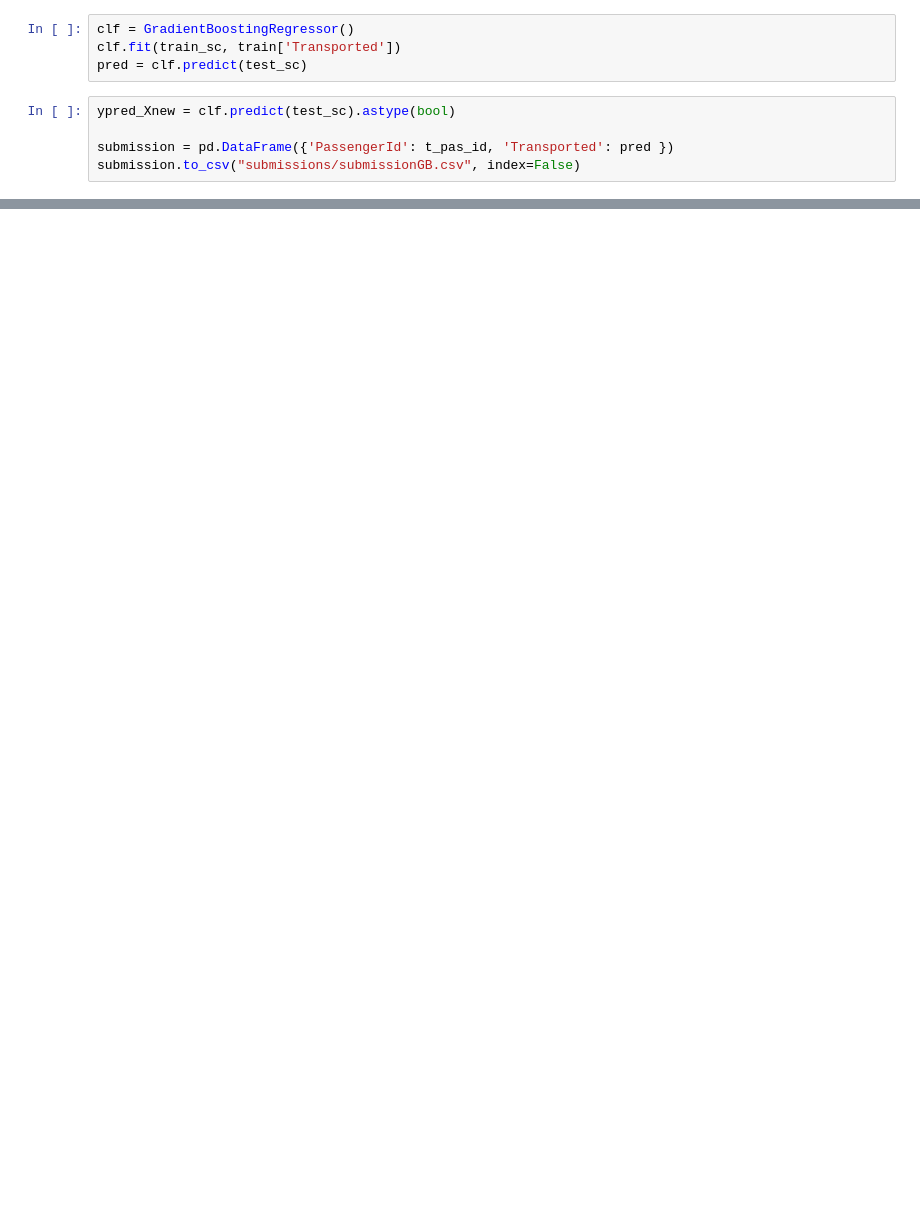
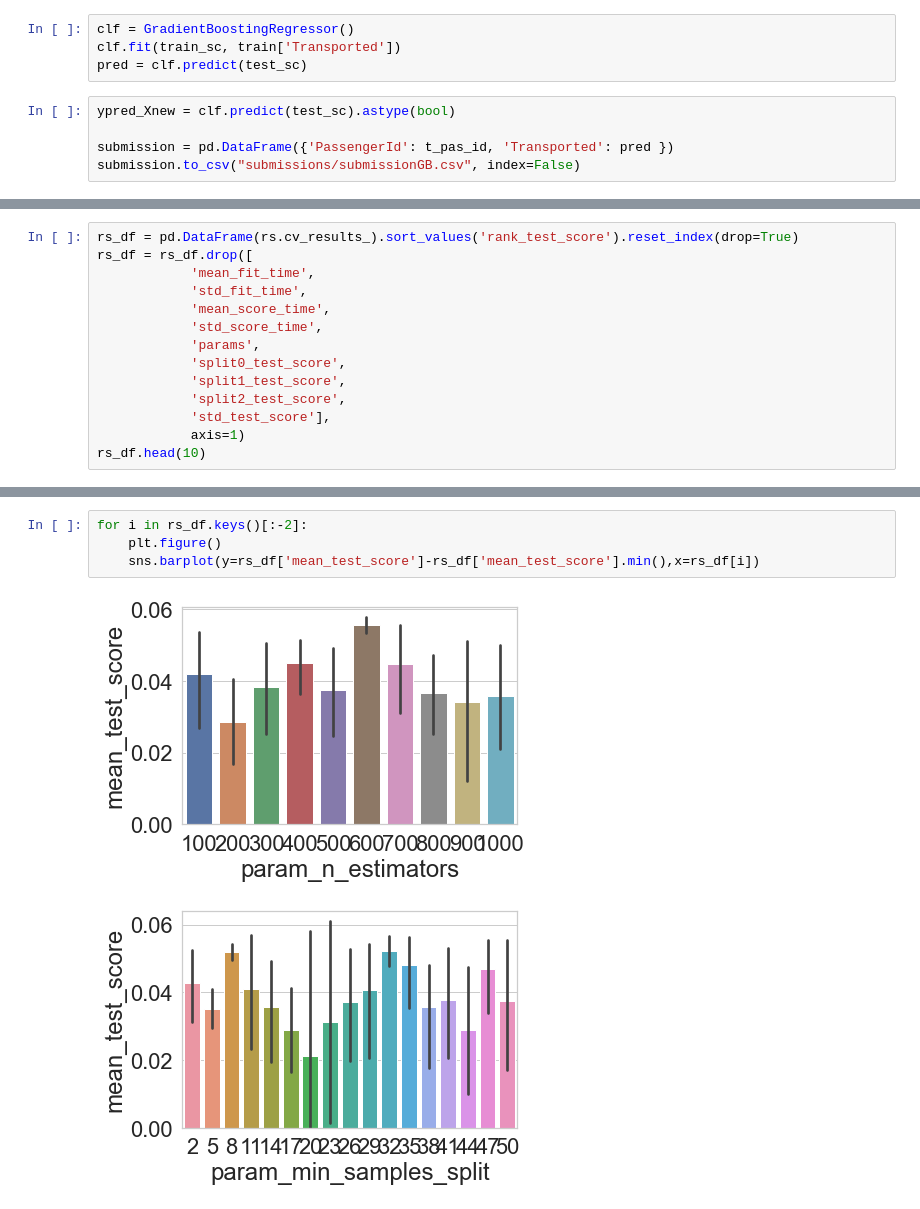
Before and after one commit to MarkMerk/Spaceship, a Jupyter notebook: Untitled.ipynb, the cells around one changed output, grey strips where cells are left out. Cells and saved outputs as stored; diff of their text form; blank space fills up the shorter version.

```diff
--- a/Untitled.ipynb
+++ b/Untitled.ipynb
@@ -284,0 +333,14 @@ submission.to_csv("submissions/submissionGB.csv", index=False)
+# %%
+rs_df = pd.DataFrame(rs.cv_results_).sort_values('rank_test_score').reset_index(drop=True)
+rs_df = rs_df.drop([
+            'mean_fit_time',
+            'std_fit_time',
+            'mean_score_time',
+            'std_score_time',
+            'params',
+            'split0_test_score',
+            'split1_test_score',
+            'split2_test_score',
+            'std_test_score'],
+            axis=1)
+rs_df.head(10)
@@ -284,0 +359,7 @@ submission.to_csv("submissions/submissionGB.csv", index=False)
+# %%
+for i in rs_df.keys()[:-2]:
+    plt.figure()
+    sns.barplot(y=rs_df['mean_test_score']-rs_df['mean_test_score'].min(),x=rs_df[i])
+# %% [output]
+[figure, added]
+[figure, added]
```
Also changed, not shown: parts of 11 cells of this notebook.
